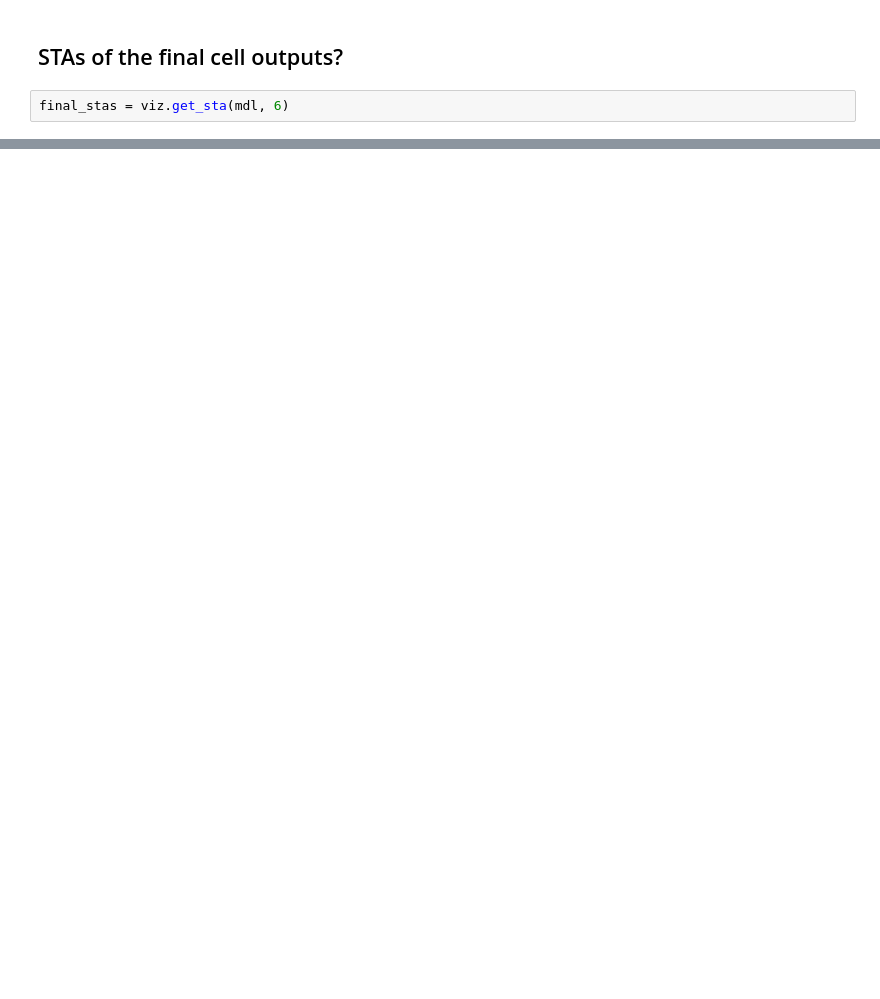
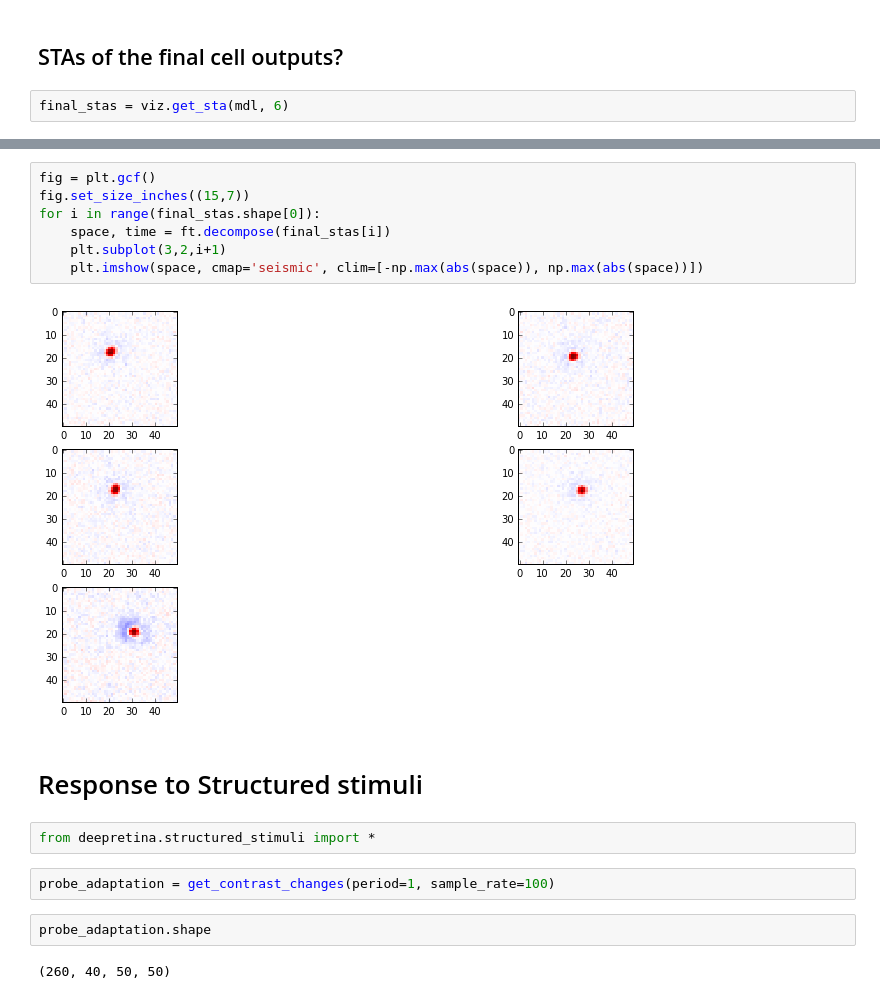
Before and after one commit to baccuslab/deep-retina, a Jupyter notebook: notebooks/Visualizing model trained on both whitenoise and naturalscenes.ipynb, the cells around one changed output, grey strips where cells are left out. Saved outputs shown, nothing was run; the diff lists cells and outputs as text; blank space fills up the shorter version.

Commit message:
added handy flags for structured stimuli and visualized both.h5 convnet

```diff
--- a/notebooks/Visualizing model trained on both whitenoise and naturalscenes.ipynb
+++ b/notebooks/Visualizing model trained on both whitenoise and naturalscenes.ipynb
@@ -135,0 +140,19 @@ viz.visualize_sta(final_stas, normalize=True)
+# %%
+fig = plt.gcf()
+fig.set_size_inches((15,7))
+for i in range(final_stas.shape[0]):
+    space, time = ft.decompose(final_stas[i])
+    plt.subplot(3,2,i+1)
+    plt.imshow(space, cmap='seismic', clim=[-np.max(abs(space)), np.max(abs(space))])
+# %% [output]
+[figure, added]
+# %% [markdown]
+# Response to Structured stimuli
+# %%
+from deepretina.structured_stimuli import *
+# %%
+probe_adaptation = get_contrast_changes(period=1, sample_rate=100)
+# %%
+probe_adaptation.shape
+# %% [output]
+(260, 40, 50, 50)
```
Also changed, not shown: parts of 15 cells of this notebook, 1 other file.
